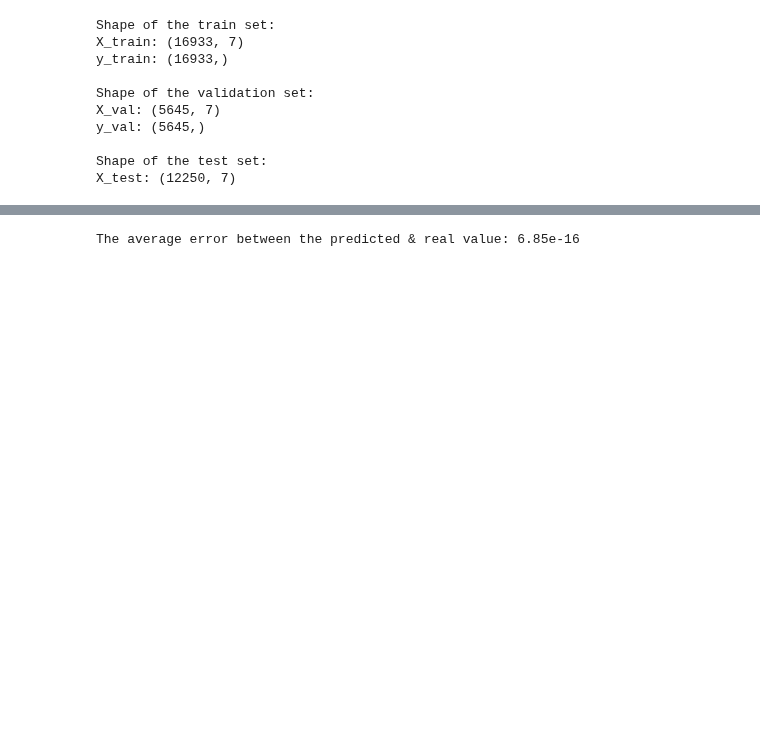
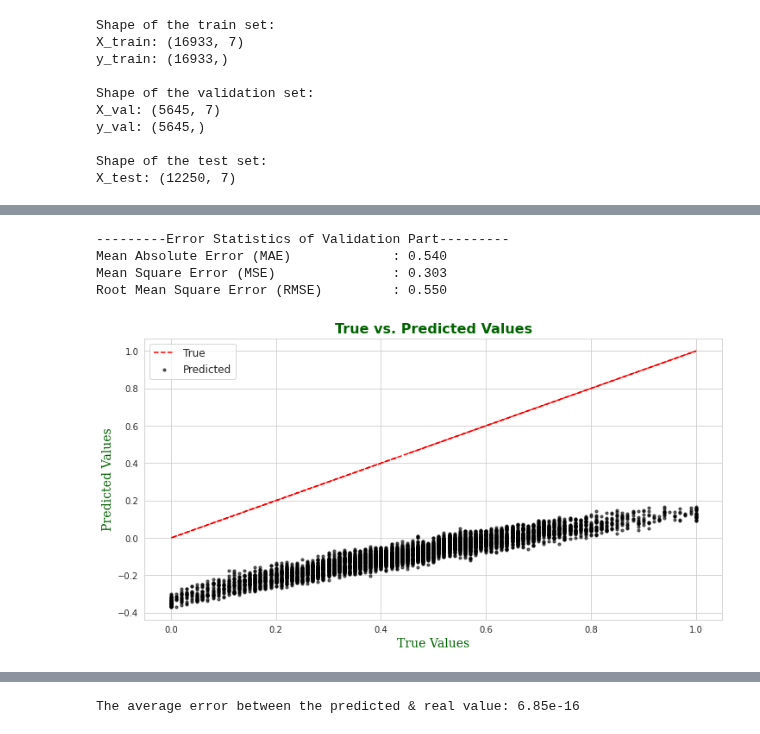
Before and after one commit to gulmert89/bootcamp_files, a Jupyter notebook: burning_out.ipynb, the cells around one changed output, grey strips where cells are left out. Saved outputs shown, nothing was run; the diff lists cells and outputs as text; code cells hidden in the pictures; blank space fills up the shorter version.

```diff
--- a/burning_out.ipynb
+++ b/burning_out.ipynb
@@ -524 +527,15 @@ X_test_norm = normalize.fit_transform(X_test)
+# %%
+# Let me create a function for error values
+def show_errors(y_validations, y_predictions):
+    """Function to show error statistics of the validation part.
+    y_validations: Validation values
+    y_predictions: Predicted values"""
+    mae_fn = mae(y_validations, y_predictions)
+    mse_fn = mse(y_validations, y_predictions)
+    rmse_fn = rmse(y_validations, y_predictions)
+
+    print("\n---------Error Statistics of Validation Part---------")
+    print(f"Mean Absolute Error (MAE)             : {mae_fn:.3f}")
+    print(f"Mean Square Error (MSE)               : {mse_fn:.3f}")
+    print(f"Root Mean Square Error (RMSE)         : {rmse_fn:.3f}\n")
 # %% [markdown]
@@ -557,3 +572,9 @@ OLS Regression Results
 | Kurtosis: | 2.618 | Cond. No. | 40.1 |
 Warnings:
 [1] Standard Errors assume that the covariance matrix of the errors is correctly specified.
+# %%
+# validation data
+X_val_ols = sm.add_constant(X_val)
+ols_results_val_model = sm.OLS(y_val, X_val_ols)
+ols_results_val = ols_results_val_model.fit()
+ols_results_val.summary()
@@ -560 +607,27 @@ Warnings:
+# %%
+show_errors(y_val,
+            ols_results_val.predict(sm.add_constant(X_val_std))
+            )
+# %% [output]
+---------Error Statistics of Validation Part---------
+Mean Absolute Error (MAE)             : 0.540
+Mean Square Error (MSE)               : 0.303
+Root Mean Square Error (RMSE)         : 0.550
+# %%
+def show_comparison(y_validations, y_predictions):
+    plt.figure(figsize=(12,6))
+    plt.scatter(y_validations,
+                y_predictions,
+                color="k", alpha=0.6, s=10, label="Predicted")
+    plt.plot(y_validations, y_validations, "r--", label="True")
+    plt.xlabel("True Values", fontdict=axis_font)
+    plt.ylabel("Predicted Values", fontdict=axis_font)
+    plt.title("True vs. Predicted Values", fontdict=title_font)
+    plt.legend(fontsize="large", loc="best")
+    plt.show()
+
+show_comparison(y_val,
+                ols_results_val.predict(sm.add_constant(X_val_std)))
+# %% [output]
+[figure, added]
 # %% [markdown]
```
Also changed, not shown: parts of 36 cells of this notebook.
